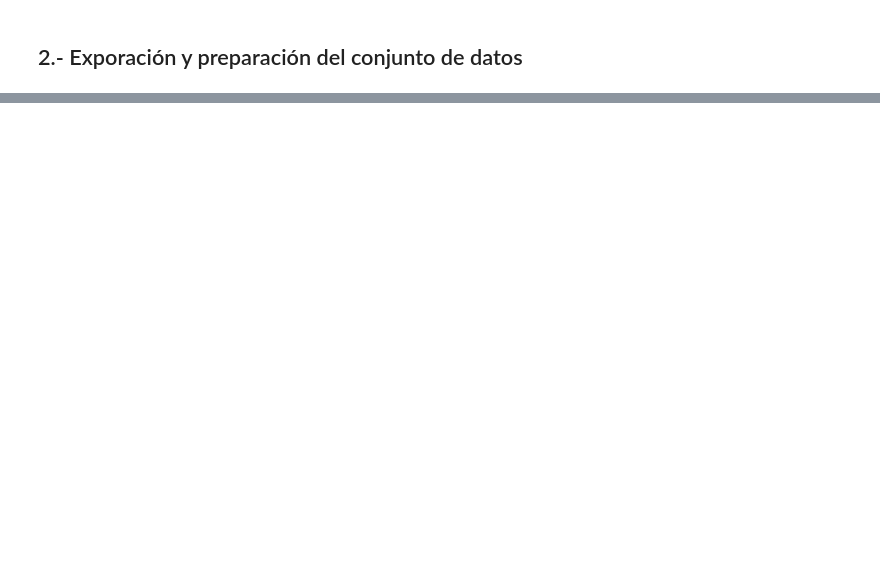
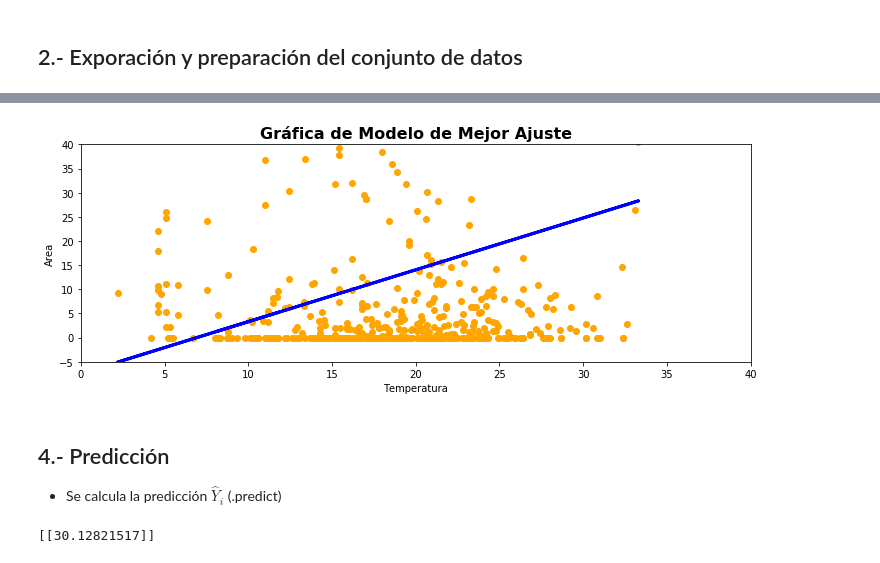
Before and after one commit to NicoPatalagua/Scikit-learn, a Jupyter notebook: Sci_Kit_Learn_A.ipynb, the cells around one changed output, grey strips where cells are left out. Saved outputs shown, nothing was run; the diff lists cells and outputs as text; code cells hidden in the pictures; blank space fills up the shorter version.

```diff
--- a/Sci_Kit_Learn_A.ipynb
+++ b/Sci_Kit_Learn_A.ipynb
@@ -468,0 +74,3 @@ target                1.0000
+# %%
+X = dataF["temp"].values.reshape(-1,1)
+y = dataF["area"].values.reshape(-1,1)
@@ -468,0 +80,4 @@ target                1.0000
+# %%
+# Entrenar el model0
+modelo.fit(X, y)
+y_predicted = modelo.predict(X)
@@ -468,0 +98,30 @@ target                1.0000
+# %%
+plt.figure(figsize=(12, 4))
+plt.scatter(
+    dataF['temp'],
+    dataF['area'],
+    c='orange'
+)
+plt.plot(
+    dataF['temp'],
+    y_predicted,
+    c='blue',
+    linewidth=3
+)
+plt.axis([0, 40, -5, 40])
+plt.title("Gráfica de Modelo de Mejor Ajuste", fontsize=16, fontweight='bold')
+plt.xlabel("Temperatura")
+plt.ylabel("Area")
+plt.show()
+# %% [output]
+[figure, added]
+# %% [markdown]
+## 4.-  Predicción
+
+- Se calcula la predicción $\hat{Y}_i$ (.predict)
+# %%
+# Make a prediction for Cyprus
+X_new = [[35]]  # Cyprus' GDP per capita
+print(modelo.predict(X_new)) # outputs [[ 5.96242338]]
+# %% [output]
+[[30.12821517]]
```
Also changed, not shown: parts of 54 cells of this notebook.
